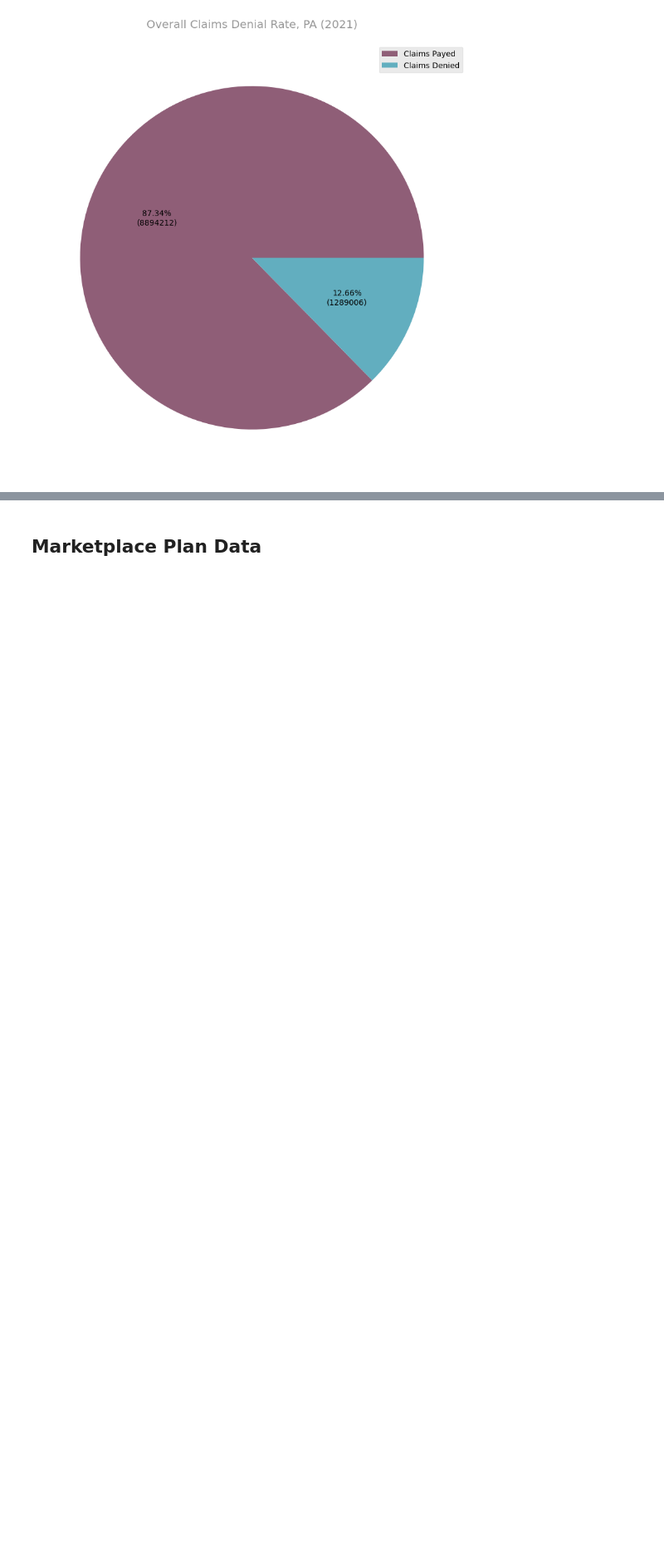
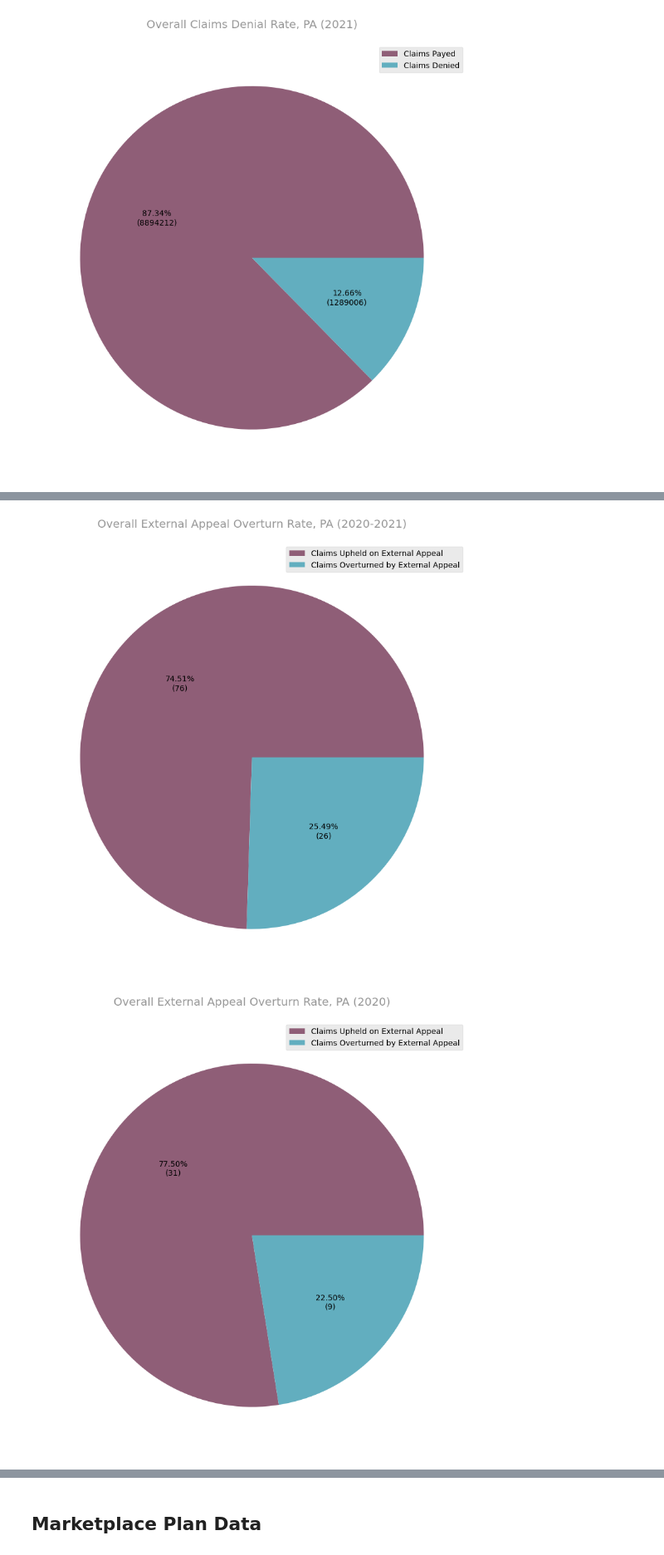
Before and after one commit to TPAFS/investigations, a Jupyter notebook: investigations/claims_denials/pa_claims.ipynb, the cells around one changed output, grey strips where cells are left out. Shown at 83% size. Cells and saved outputs as stored; diff of their text form; code cells hidden in the pictures; blank space fills up the shorter version.

```diff
--- a/investigations/claims_denials/pa_claims.ipynb
+++ b/investigations/claims_denials/pa_claims.ipynb
@@ -609,0 +762,48 @@ plot_pie(
+# %%
+# External Appeal Overturn Rate
+claims_externally_appealed = issuer_df["external_appeals"].sum()
+claims_externally_overturned = issuer_df["external_appeal_overturns"].sum()
+external_appeals_upheld = claims_externally_appealed - claims_externally_overturned
+plot_pie(
+    slice_names=[
+        "Claims Upheld on External Appeal",
+        "Claims Overturned by External Appeal",
+    ],
+    slice_vals=[external_appeals_upheld, claims_externally_overturned],
+    title="Overall External Appeal Overturn Rate, PA (2020-2021)",
+    save_path=os.path.join(OUTPUT_IMAGE_DIR, "external_appeal_success_rates.png"),
+    show=True,
+)
+
+issuer_2020 = year_dfs[0]
+claims_externally_appealed = issuer_2020["external_appeals"].sum()
+claims_externally_overturned = issuer_2020["external_appeal_overturns"].sum()
+external_appeals_upheld = claims_externally_appealed - claims_externally_overturned
+plot_pie(
+    slice_names=[
+        "Claims Upheld on External Appeal",
+        "Claims Overturned by External Appeal",
+    ],
+    slice_vals=[external_appeals_upheld, claims_externally_overturned],
+    title="Overall External Appeal Overturn Rate, PA (2020)",
+    save_path=os.path.join(OUTPUT_IMAGE_DIR, "external_appeal_success_rates_2020.png"),
+    show=True,
+)
+
+issuer_2021 = year_dfs[1]
+claims_externally_appealed = issuer_2021["external_appeals"].sum()
+claims_externally_overturned = issuer_2021["external_appeal_overturns"].sum()
+external_appeals_upheld = claims_externally_appealed - claims_externally_overturned
+plot_pie(
+    slice_names=[
+        "Claims Upheld on External Appeal",
+        "Claims Overturned by External Appeal",
+    ],
+    slice_vals=[external_appeals_upheld, claims_externally_overturned],
+    title="Overall External Appeal Overturn Rate, PA (2021)",
+    save_path=os.path.join(OUTPUT_IMAGE_DIR, "external_appeal_success_rates_2021.png"),
+    show=True,
+)
+# %% [output]
+[figure, added]
+[figure, added]
```
Also changed, not shown: parts of 5 cells of this notebook.
